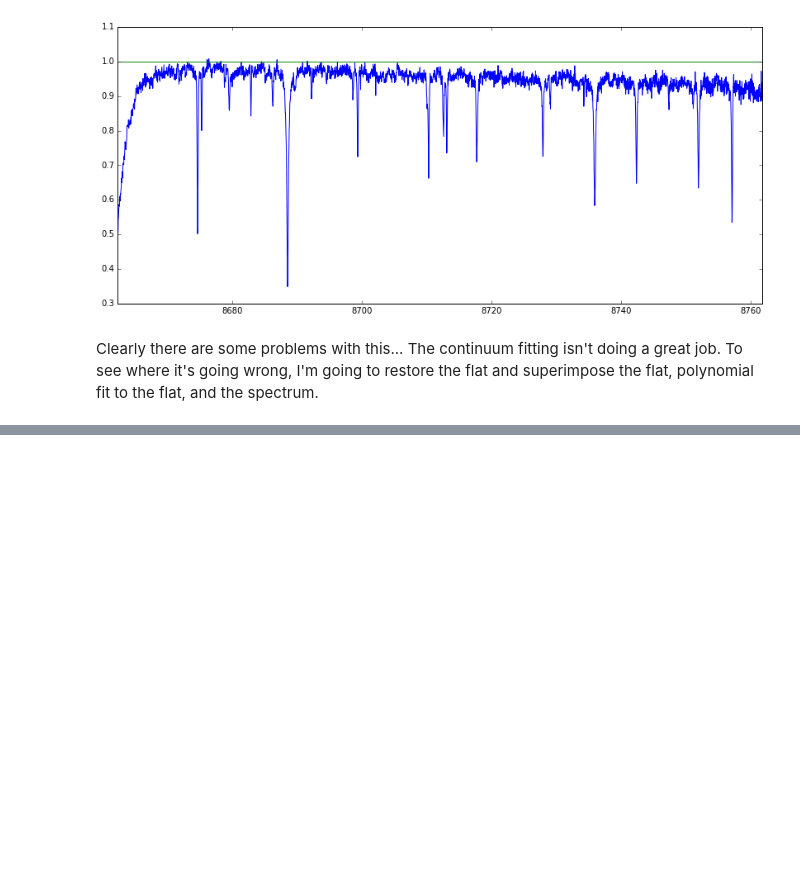
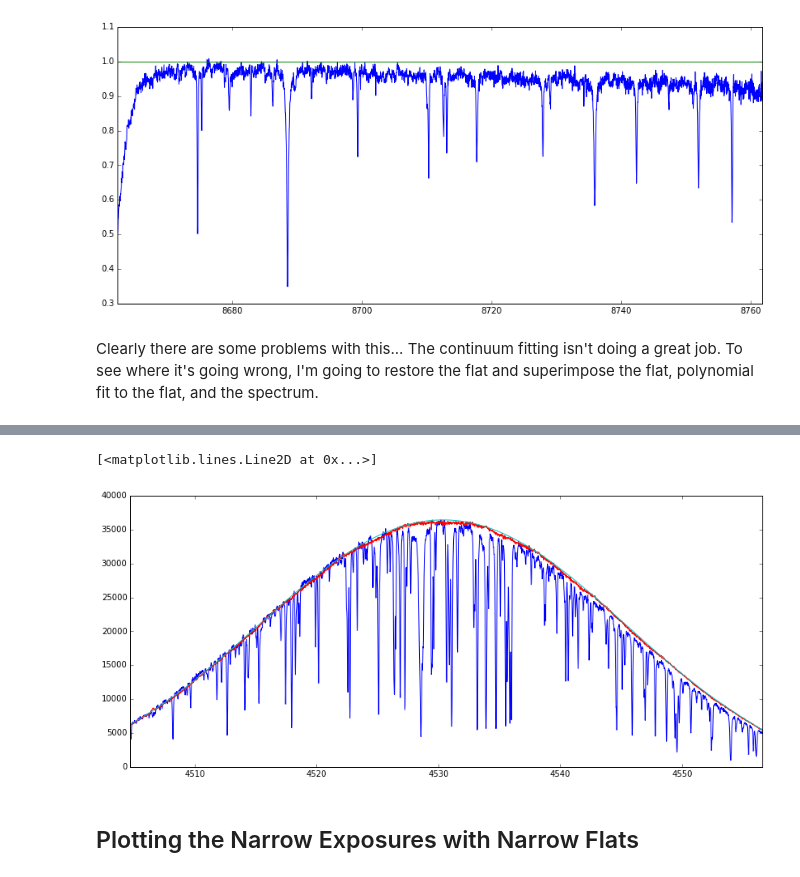
Before and after one commit to mattgiguere/pyutil, a Jupyter notebook: pyutil/getChironSpec.ipynb, the cells around one changed output, grey strips where cells are left out. Cells and saved outputs as stored; diff of their text form; code cells hidden in the pictures; blank space fills up the shorter version.

```diff
--- a/pyutil/getChironSpec.ipynb
+++ b/pyutil/getChironSpec.ipynb
@@ -75,0 +173,16 @@ Clearly there are some problems with this... The continuum fitting isn't doing a
+# %%
+ord=0
+fig, ax = plt.subplots()
+ax.plot(scidata[ord, :, 0], scidata[ord, :, 1])
+ax.plot([np.min(scidata[ord, :, 0]), np.max(scidata[ord, :, 0])], [1,1])
+ax.set_xlim([np.min(scidata[ord, :, 0]), np.max(scidata[ord, :, 0])])
+
+scale_flat = flatdata[1, 61 - ord, :] / np.max(flatdata[1, 61 - ord, :]) * np.max(scidata[ord, :, 1])
+scale_flat_fit = flatdata[2, 61 - ord, :] / np.max(flatdata[2, 61 - ord, :]) * np.max(scidata[ord, :, 1])
+ax.plot(scidata[ord, :, 0], scale_flat[::-1])
+ax.plot(scidata[ord, :, 0], scale_flat_fit[::-1])
+# %% [output]
+[<matplotlib.lines.Line2D at 0x...>]
+[figure, added]
+# %% [markdown]
+## Plotting the Narrow Exposures with Narrow Flats
```
Also changed, not shown: parts of 21 cells of this notebook.
